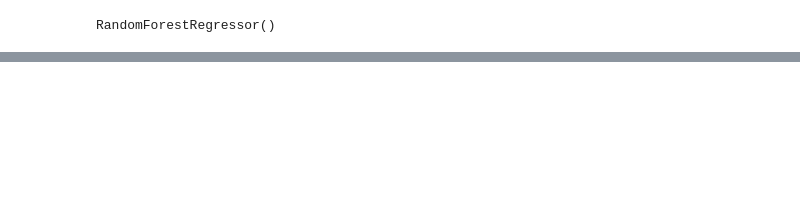
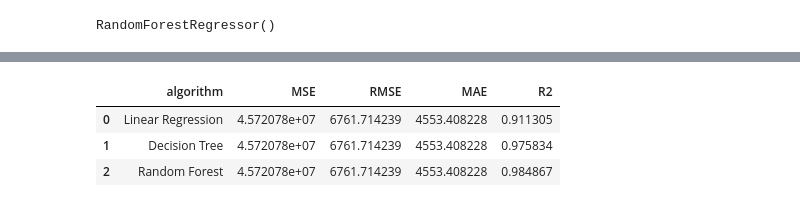
Before and after one commit to Alvizo-mx/Proyecto_final, a Jupyter notebook: Proyecto_final_linear_regression_terminado.ipynb, the cells around one changed output, grey strips where cells are left out. Cells and saved outputs as stored; diff of their text form; code cells hidden in the pictures; blank space fills up the shorter version.

```diff
--- a/Proyecto_final_linear_regression_terminado.ipynb
+++ b/Proyecto_final_linear_regression_terminado.ipynb
@@ -278,3 +285,11 @@ lr_score= r2_score(y_test,pred)
 lr_score
 # %% [output]
 0.9113048463585258
+# %%
+lr_mse = mean_squared_error(y_test,pred)
+lr_rmse = np.sqrt(lr_mse)
+lr_mae = mean_absolute_error(y_test,pred)
+print(f'MSE: {lr_mse:.2f}')
+print(f'RMSE: {lr_rmse:.2f}')
+print(f'MAE: {lr_mae:.2f}')
+print(f'R2: {lr_score:.2f}')
@@ -309,0 +330,8 @@ dtr_score
+# %%
+dtr_mse = mean_squared_error(y_test,pred)
+dtr_rmse = np.sqrt(dtr_mse)
+dtr_mae = mean_absolute_error(y_test,pred)
+print(f'MSE: {dtr_mse:.2f}')
+print(f'RMSE: {dtr_rmse:.2f}')
+print(f'MAE: {dtr_mae:.2f}')
+print(f'R2: {dtr_score:.2f}')
@@ -333,0 +367,8 @@ rf_score
+# %%
+rf_mse = mean_squared_error(y_test,pred)
+rf_rmse = np.sqrt(rf_mse)
+rf_mae = mean_absolute_error(y_test,pred)
+print(f'MSE: {rf_mse:.2f}')
+print(f'RMSE: {rf_rmse:.2f}')
+print(f'MAE: {rf_mae:.2f}')
+print(f'R2: {rf_score:.2f}')
@@ -342,0 +389,14 @@ plt.show()
+# %%
+comparission = pd.DataFrame({"algorithm": [], "MSE": [], "RMSE": [], "MAE": [], "R2": []})
+algorithm_names = ["Linear Regression", "Decision Tree", "Random Forest"]
+mse_values = [lr_mse, dtr_mse, rf_mse]
+rmse_values = [lr_rmse, dtr_rmse, rf_rmse]
+mae_values = [lr_mae, dtr_mae, rf_mae]
+r2_values = [lr_score, dtr_score, rf_score]
+comparission = pd.DataFrame({"algorithm": algorithm_names, "MSE": mse_values, "RMSE": rmse_values, "MAE": mae_values, "R2": r2_values})
+comparission
+# %% [output]
+|  | algorithm | MSE | RMSE | MAE | R2 |
+| 0 | Linear Regression | 4.572078e+07 | 6761.714239 | 4553.408228 | 0.911305 |
+| 1 | Decision Tree | 4.572078e+07 | 6761.714239 | 4553.408228 | 0.975834 |
+| 2 | Random Forest | 4.572078e+07 | 6761.714239 | 4553.408228 | 0.984867 |
```
Also changed, not shown: parts of 10 cells of this notebook.
